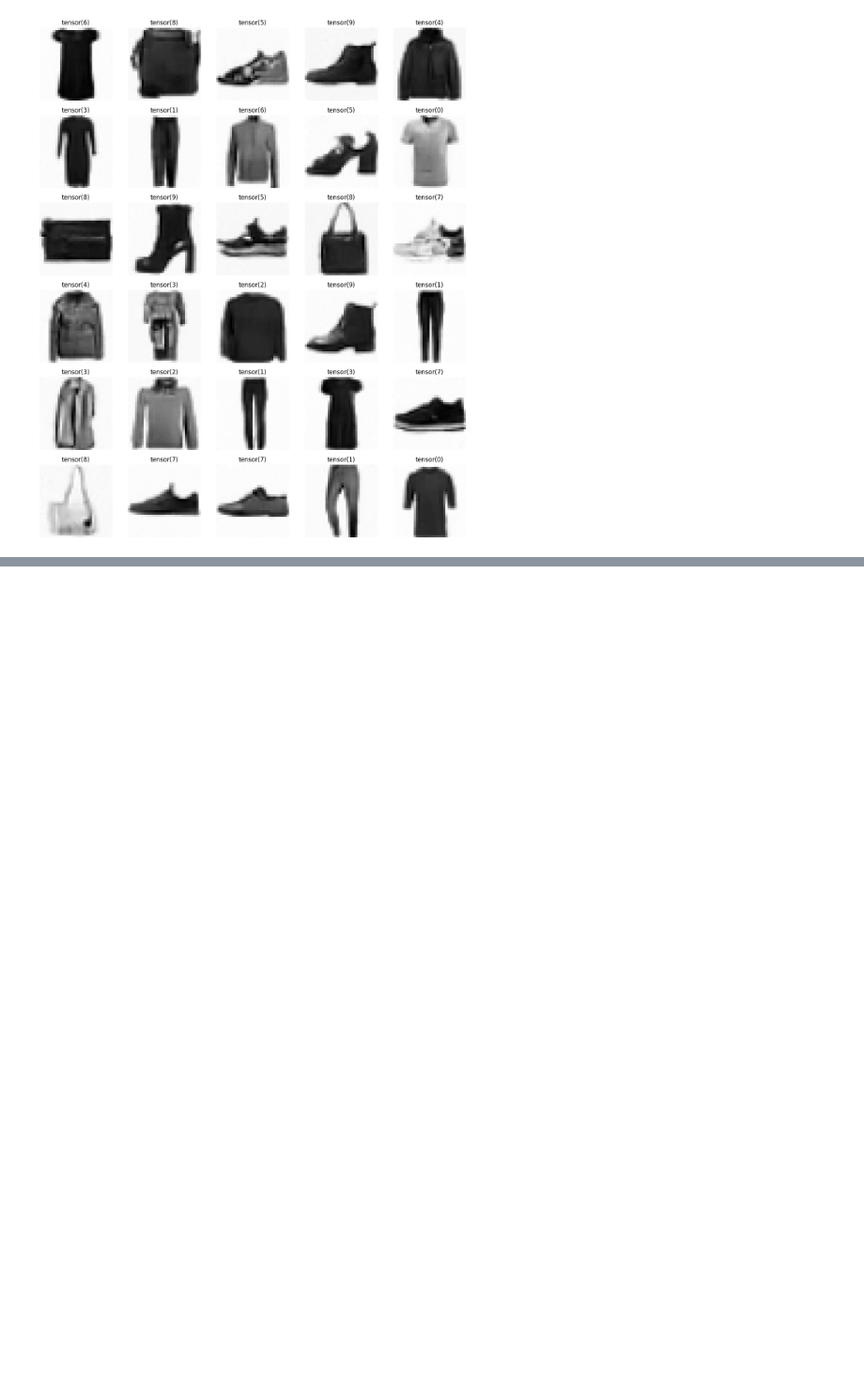
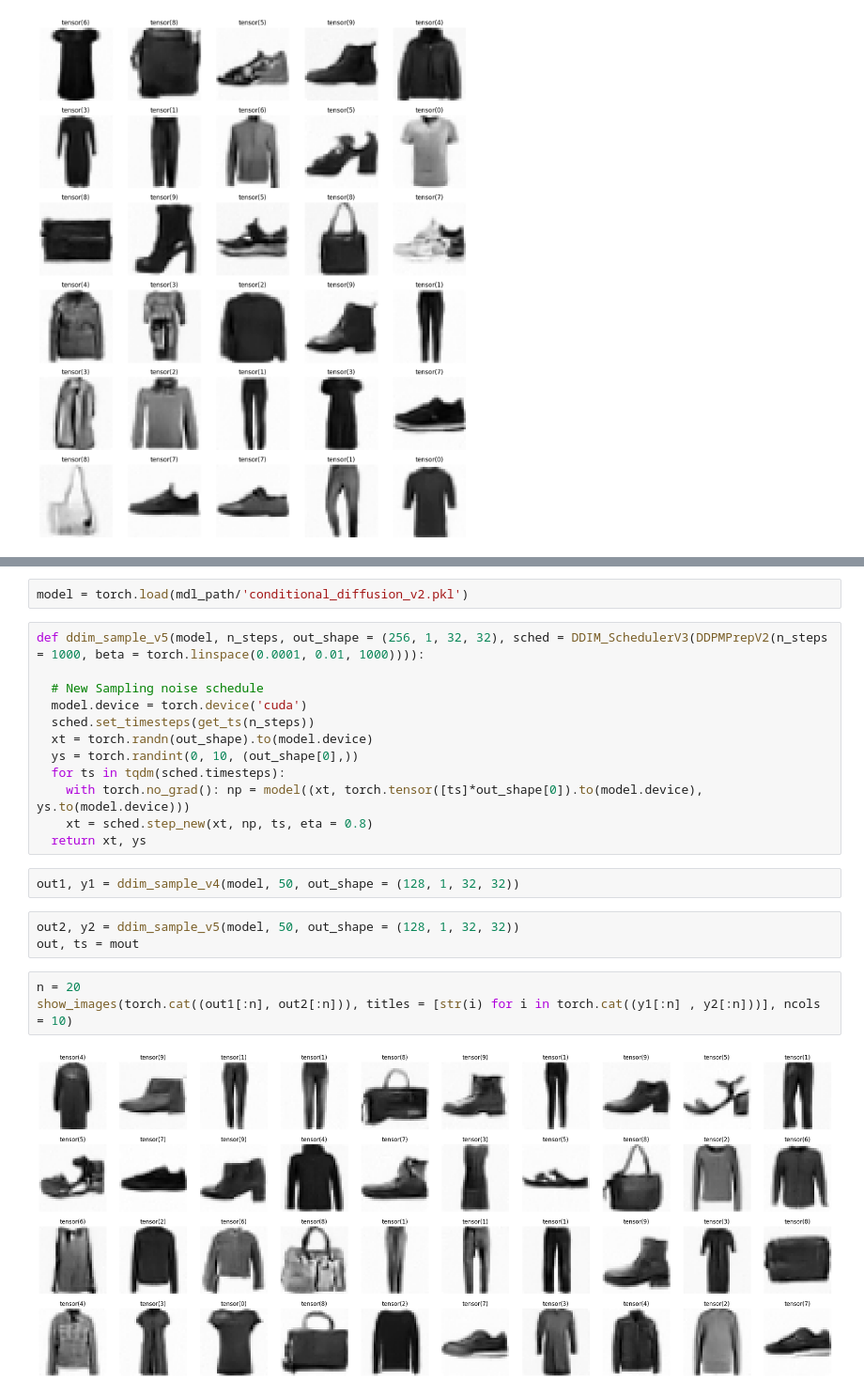
Before and after one commit to pranay8297/DDPM-DDIM-Karras, a Jupyter notebook: diffusion_fmnist.ipynb, the cells around one changed output, grey strips where cells are left out. Shown at 94% size. Drawn from its saved outputs; the diff is of its cells as text; blank space fills up the shorter version.

Commit message:
Created a new cosine sampling schedule

```diff
--- a/diffusion_fmnist.ipynb
+++ b/diffusion_fmnist.ipynb
@@ -1538,0 +1767,24 @@ show_images(mout[:30], titles = [str(i) for i in ys[:30]], ncols = 5)
+# %%
+model = torch.load(mdl_path/'conditional_diffusion_v2.pkl')
+# %%
+def ddim_sample_v5(model, n_steps, out_shape = (256, 1, 32, 32), sched = DDIM_SchedulerV3(DDPMPrepV2(n_steps = 1000, beta = torch.linspace(0.0001, 0.01, 1000)))):
+
+  # New Sampling noise schedule
+  model.device = torch.device('cuda')
+  sched.set_timesteps(get_ts(n_steps))
+  xt = torch.randn(out_shape).to(model.device)
+  ys = torch.randint(0, 10, (out_shape[0],))
+  for ts in tqdm(sched.timesteps):
+    with torch.no_grad(): np = model((xt, torch.tensor([ts]*out_shape[0]).to(model.device), ys.to(model.device)))
+    xt = sched.step_new(xt, np, ts, eta = 0.8)
+  return xt, ys
+# %%
+out1, y1 = ddim_sample_v4(model, 50, out_shape = (128, 1, 32, 32))
+# %%
+out2, y2 = ddim_sample_v5(model, 50, out_shape = (128, 1, 32, 32))
+out, ts = mout
+# %%
+n = 20
+show_images(torch.cat((out1[:n], out2[:n])), titles = [str(i) for i in torch.cat((y1[:n] , y2[:n]))], ncols = 10)
+# %% [output]
+[figure, added]
```
Also changed, not shown: parts of 12 cells of this notebook.
